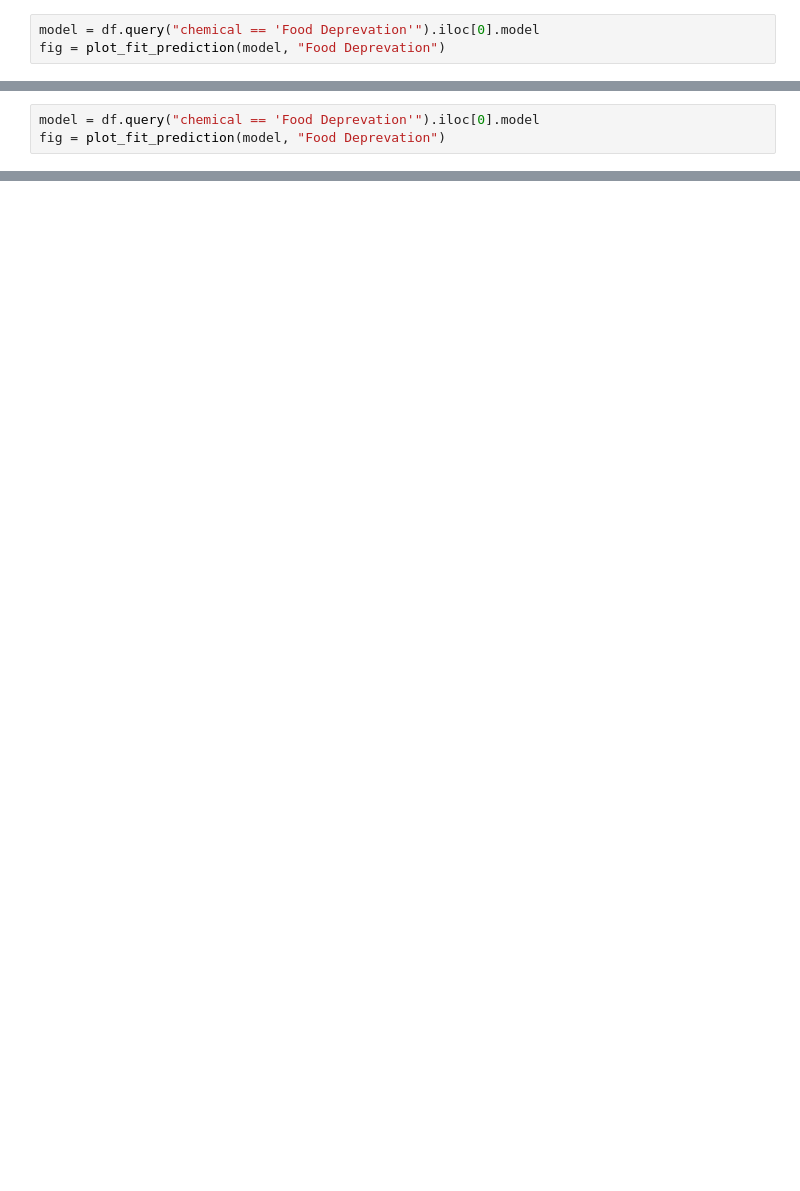
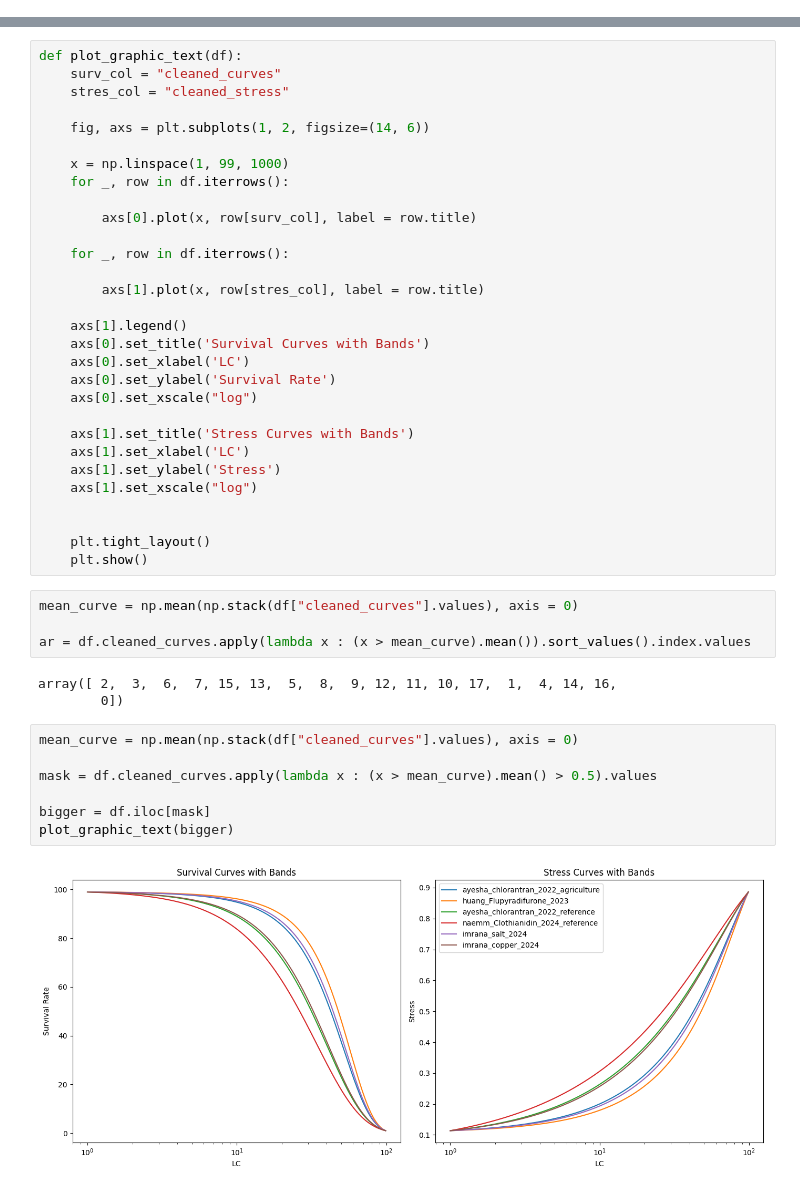
Before and after one commit to ffhammer/sam, a Jupyter notebook: scripts/compare_curves.ipynb, the cells around one changed output, grey strips where cells are left out. Saved outputs shown, nothing was run; the diff lists cells and outputs as text; blank space fills up the shorter version.

```diff
--- a/scripts/compare_curves.ipynb
+++ b/scripts/compare_curves.ipynb
@@ -31,3 +0,0 @@ df.head()
-# %%
-model = df.query("chemical == 'Food Deprevation'").iloc[0].model
-fig = plot_fit_prediction(model, "Food Deprevation")
@@ -248,3 +0,0 @@ df.head()
-# %%
-model = df.query("chemical == 'Food Deprevation'").iloc[0].model
-fig = plot_fit_prediction(model, "Food Deprevation")
@@ -437,0 +212,46 @@ plot_curves(['Chlrorantraniliprole', 'Esfenvalerate',
+# %%
+def plot_graphic_text(df):
+    surv_col = "cleaned_curves"
+    stres_col = "cleaned_stress"
+
+    fig, axs = plt.subplots(1, 2, figsize=(14, 6))
+
+    x = np.linspace(1, 99, 1000)
+    for _, row in df.iterrows():
+
+        axs[0].plot(x, row[surv_col], label = row.title)
+
+    for _, row in df.iterrows():
+
+        axs[1].plot(x, row[stres_col], label = row.title)
+
+    axs[1].legend()
+    axs[0].set_title('Survival Curves with Bands')
+    axs[0].set_xlabel('LC')
+    axs[0].set_ylabel('Survival Rate')
+    axs[0].set_xscale("log")
+
+    axs[1].set_title('Stress Curves with Bands')
+    axs[1].set_xlabel('LC')
+    axs[1].set_ylabel('Stress')
+    axs[1].set_xscale("log")
+
+
+    plt.tight_layout()
+    plt.show()
+# %%
+mean_curve = np.mean(np.stack(df["cleaned_curves"].values), axis = 0)
+
+ar = df.cleaned_curves.apply(lambda x : (x > mean_curve).mean()).sort_values().index.values
+# %% [output]
+array([ 2,  3,  6,  7, 15, 13,  5,  8,  9, 12, 11, 10, 17,  1,  4, 14, 16,
+        0])
+# %%
+mean_curve = np.mean(np.stack(df["cleaned_curves"].values), axis = 0)
+
+mask = df.cleaned_curves.apply(lambda x : (x > mean_curve).mean() > 0.5).values
+
+bigger = df.iloc[mask]
+plot_graphic_text(bigger)
+# %% [output]
+[figure, added]
```
Also changed, not shown: parts of 37 cells of this notebook, 3 other files.
